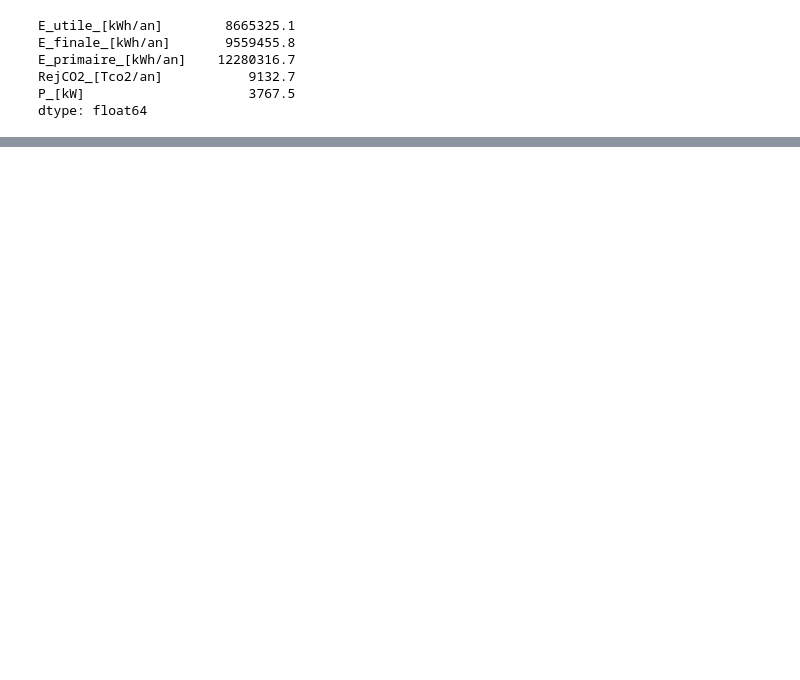
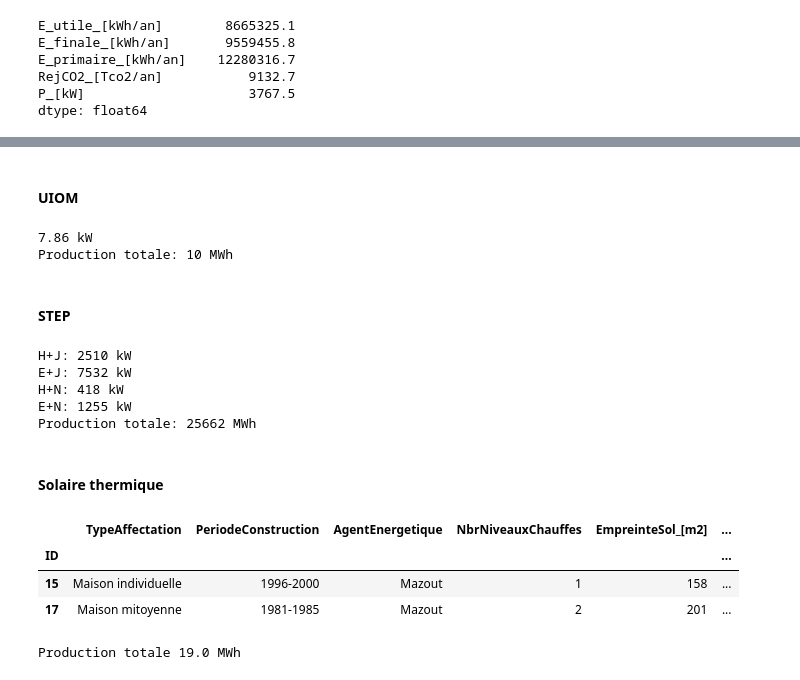
Before and after one commit to ppuertocrem/gezu, a Jupyter notebook: GEZU_2018-Correction.ipynb, the cells around one changed output, grey strips where cells are left out. Drawn from its saved outputs; the diff is of its cells as text; code cells hidden in the pictures; blank space fills up the shorter version.

```diff
--- a/GEZU_2018-Correction.ipynb
+++ b/GEZU_2018-Correction.ipynb
@@ -175,0 +193,65 @@ dtype: float64
+# %% [markdown]
+#### UIOM
+# %%
+d = 5  # [h/j]
+t_rej = 100  # [deg.C]
+t_amb = 25  # [deg.C]
+flow = 300  # [m3/h]
+cp_fumees = 1.048  # [kJ/kg.K]
+
+rho = 1.2  # [kg/m3]
+
+p_uiom = flow * (t_rej - t_amb) * cp_fumees * rho / 3600
+print(p_uiom, 'kW')
+print('Production totale:', int(p_uiom * 5 * 365 / 1000 *9/12), 'MWh')
+# %% [output]
+7.86 kW
+Production totale: 10 MWh
+# %% [markdown]
+#### STEP
+# %%
+dt_hiver = 2  # [deg.C]
+dt_ete = 6  # [deg.C]
+
+flow_jour = 300  # [l/s]
+flow_nuit = 50  # [l/s]
+
+p_hiver_jour = dt_hiver * flow_jour * cp_eau
+p_ete_jour = dt_ete * flow_jour * cp_eau
+p_hiver_nuit = dt_hiver * flow_nuit * cp_eau
+p_ete_nuit = dt_ete * flow_nuit * cp_eau
+
+print('H+J:', int(p_hiver_jour), 'kW')
+print('E+J:', int(p_ete_jour), 'kW')
+print('H+N:', int(p_hiver_nuit), 'kW')
+print('E+N:', int(p_ete_nuit), 'kW')
+
+print('Production totale:', int(365/4 * 24 * (p_hiver_jour + p_ete_jour + p_hiver_nuit + p_ete_nuit) / 1000), 'MWh')
+# %% [output]
+H+J: 2510 kW
+E+J: 7532 kW
+H+N: 418 kW
+E+N: 1255 kW
+Production totale: 25662 MWh
+# %% [markdown]
+#### Solaire thermique
+# %%
+data.loc[data["EmpreinteSol_[m2]"] < 250]
+# %% [output]
+|  | TypeAffectation | PeriodeConstruction | AgentEnergetique | NbrNiveauxChauffes | EmpreinteSol_[m2] | ... |
+| ID |  |  |  |  |  | ... |
+| 15 | Maison individuelle | 1996-2000 | Mazout | 1 | 158 | ... |
+| 17 | Maison mitoyenne | 1981-1985 | Mazout | 2 | 201 | ... |
+# %%
+irr = 3.54  # [kWh/m2/jour]
+
+def e_solaire(row):
+    if row["EmpreinteSol_[m2]"] > 250:
+        return 0.7 * row["EmpreinteSol_[m2]"]
+    else:
+        return 0.4 * row["EmpreinteSol_[m2]"]
+
+e_solaire = data.apply(e_solaire, axis=1)
+print("Production totale", round(e_solaire.sum()*1e-3), "MWh")
+# %% [output]
+Production totale 19.0 MWh
```
Also changed, not shown: parts of 4 cells of this notebook.
